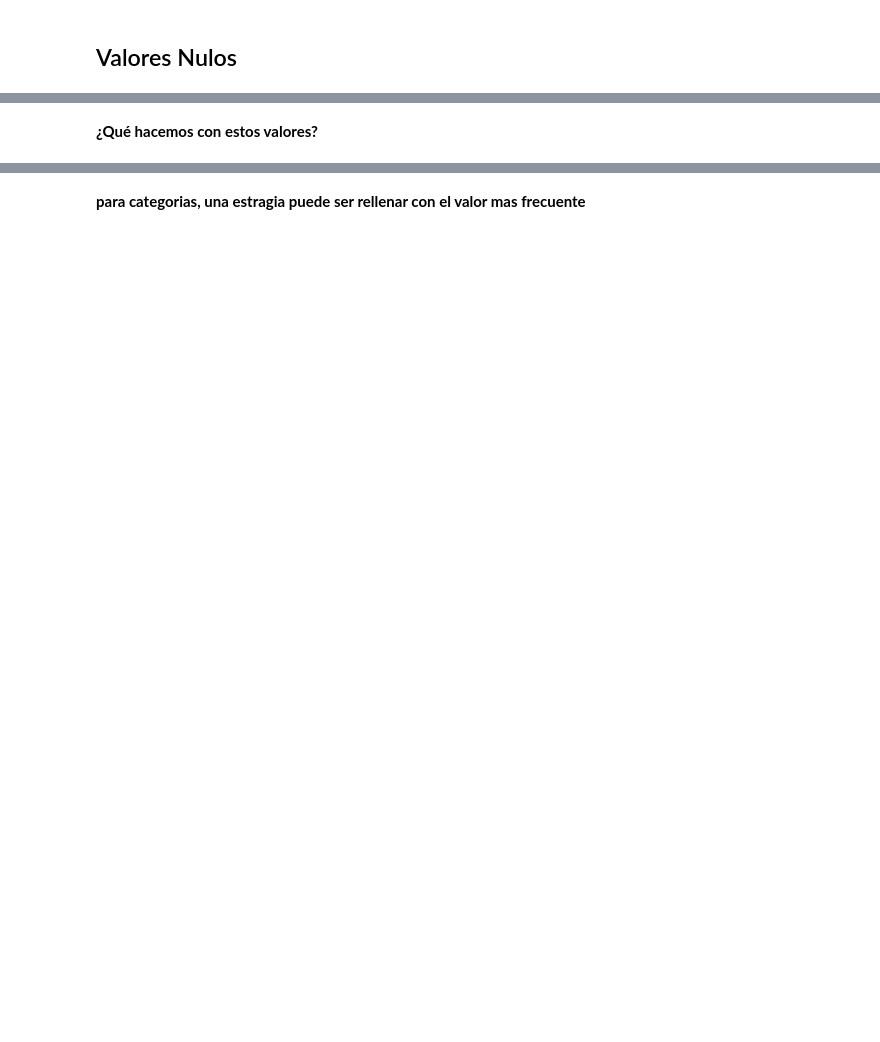
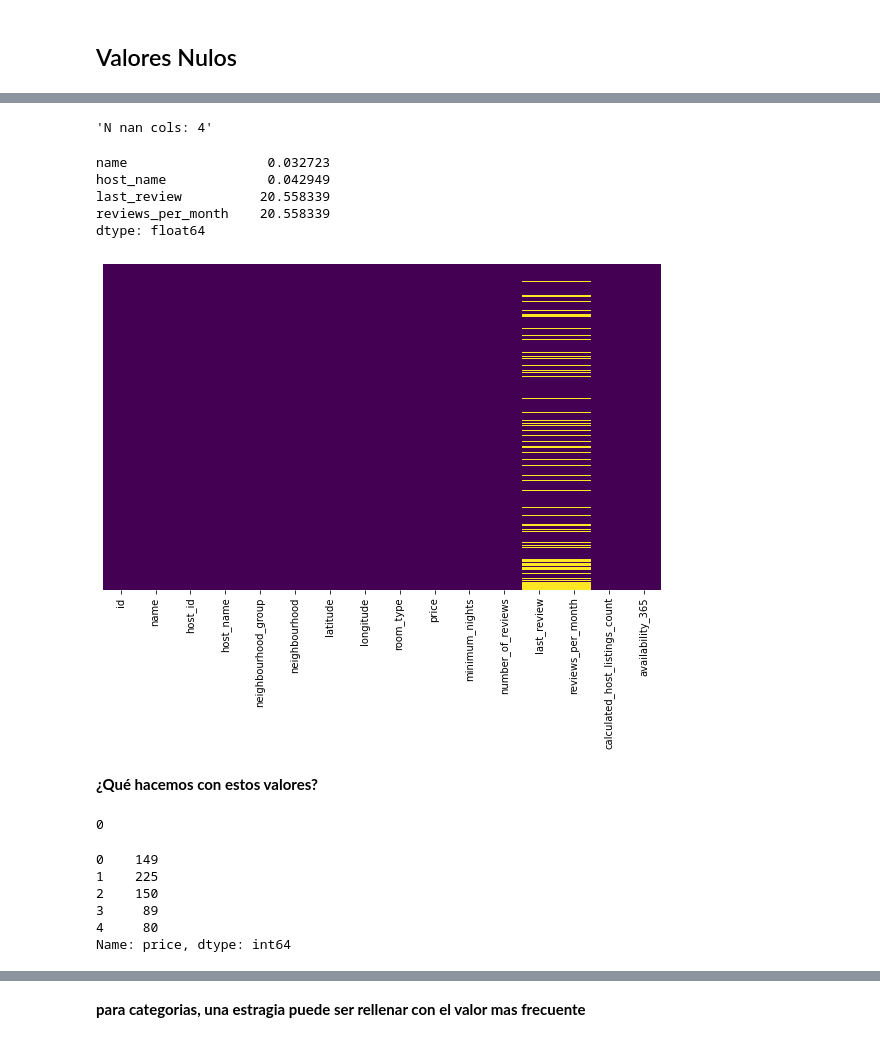
Before and after one commit to Ironhack-Data-Madrid-Agosto-2022/Apuntes-de-clase, a Jupyter notebook: semana_2/4.1 - Data Cleaning 2.ipynb, the cells around one changed output, grey strips where cells are left out. Drawn from its saved outputs; the diff is of its cells as text; code cells hidden in the pictures; blank space fills up the shorter version.

```diff
--- a/semana_2/4.1 - Data Cleaning 2.ipynb
+++ b/semana_2/4.1 - Data Cleaning 2.ipynb
@@ -49,2 +164,28 @@ Se comienza la exploracion de los datos.
+# %%
+def check_nan(df: pd.DataFrame) -> None:
+
+    nan_cols  = df.isna().mean()*100
+
+    display(f'N nan cols: {len(nan_cols[nan_cols>0])}')
+    display(nan_cols[nan_cols>0])
+
+    plt.figure(figsize=(10,6))
+
+    sns.heatmap(df.isna(),
+               yticklabels=False,
+               cmap='viridis',
+               cbar = False)
+
+    plt.show();
+# %%
+check_nan(df)
+# %% [output]
+'N nan cols: 4'
+name                  0.032723
+host_name             0.042949
+last_review          20.558339
+reviews_per_month    20.558339
+dtype: float64
+[figure, added]
 # %% [markdown]
 **¿Qué hacemos con estos valores?**
@@ -50,0 +196,4 @@ Se comienza la exploracion de los datos.
+# %%
+df.price.isna().sum()
+# %% [output]
+0
@@ -50,0 +216,12 @@ Se comienza la exploracion de los datos.
+# %%
+#backward/forward fill
+
+df.price.bfill() # valor anterior
+df.price.ffill().head() # valor posterior
+# %% [output]
+0    149
+1    225
+2    150
+3     89
+4     80
+Name: price, dtype: int64
```
Also changed, not shown: parts of 65 cells of this notebook.
